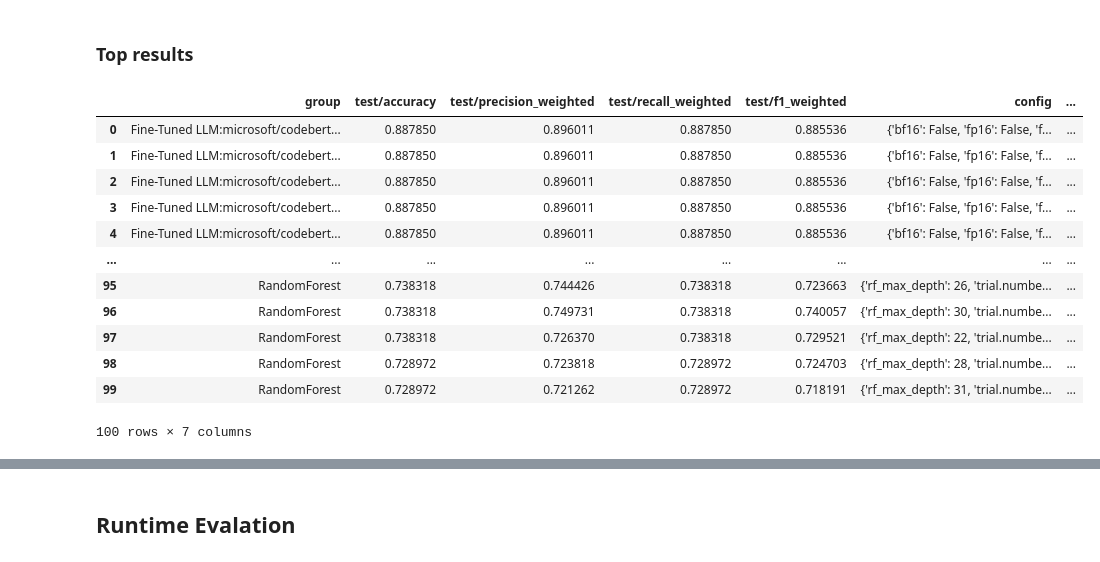
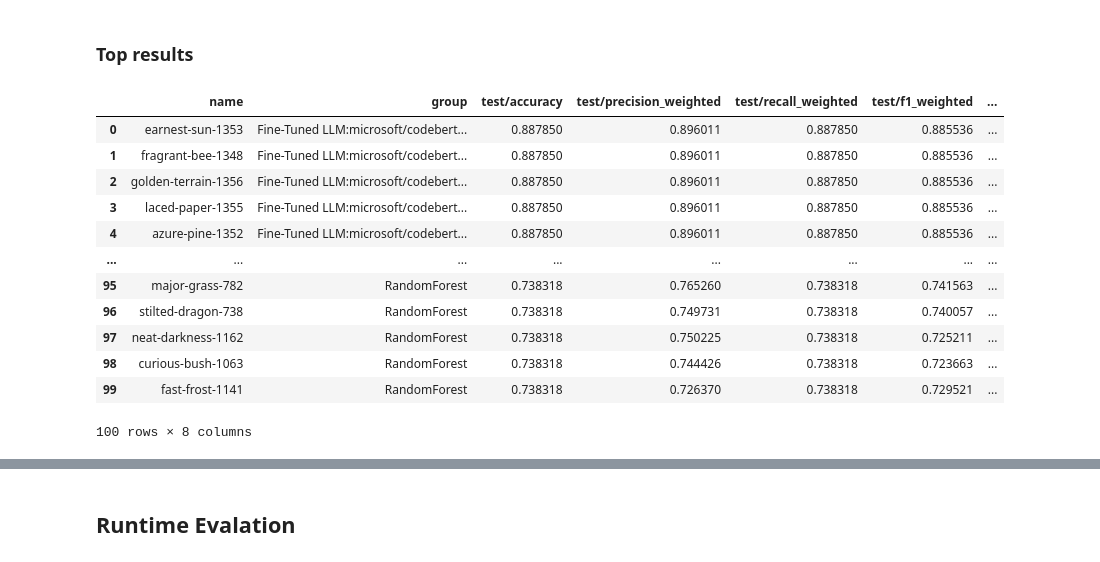
Before and after one commit to m-messer/Grading-Documentation-with-Machine-Learning, a Jupyter notebook: results.ipynb, the cells around one changed output, grey strips where cells are left out. Saved outputs shown, nothing was run; the diff lists cells and outputs as text; code cells hidden in the pictures.

Commit message:
PHD-565 Added more results for paper

```diff
--- a/results.ipynb
+++ b/results.ipynb
@@ -166,19 +164,19 @@ metrics.get_figure().savefig('plots/metric_results.pdf', bbox_inches='tight')
 # %% [markdown]
 ### Top results
 # %%
-top_df = df.sort_values(['test/accuracy'], ascending=False).head(100).reset_index()[['group', 'test/accuracy', 'test/precision_weighted', 'test/recall_weighted', 'test/f1_weighted', 'config', 'tag']]
+top_df = df.sort_values(['test/accuracy'], ascending=False).head(100).reset_index()[['name','group', 'test/accuracy', 'test/precision_weighted', 'test/recall_weighted', 'test/f1_weighted', 'config', 'tag']]
 top_df
 # %% [output]
-|  | group | test/accuracy | test/precision_weighted | test/recall_weighted | test/f1_weighted | config | ... |
-| 0 | Fine-Tuned LLM:microsoft/codebert... | 0.887850 | 0.896011 | 0.887850 | 0.885536 | {'bf16': False, 'fp16': False, 'f... | ... |
-| 1 | Fine-Tuned LLM:microsoft/codebert... | 0.887850 | 0.896011 | 0.887850 | 0.885536 | {'bf16': False, 'fp16': False, 'f... | ... |
-| 2 | Fine-Tuned LLM:microsoft/codebert... | 0.887850 | 0.896011 | 0.887850 | 0.885536 | {'bf16': False, 'fp16': False, 'f... | ... |
-| 3 | Fine-Tuned LLM:microsoft/codebert... | 0.887850 | 0.896011 | 0.887850 | 0.885536 | {'bf16': False, 'fp16': False, 'f... | ... |
-| 4 | Fine-Tuned LLM:microsoft/codebert... | 0.887850 | 0.896011 | 0.887850 | 0.885536 | {'bf16': False, 'fp16': False, 'f... | ... |
+|  | name | group | test/accuracy | test/precision_weighted | test/recall_weighted | test/f1_weighted | ... |
+| 0 | earnest-sun-1353 | Fine-Tuned LLM:microsoft/codebert... | 0.887850 | 0.896011 | 0.887850 | 0.885536 | ... |
+| 1 | fragrant-bee-1348 | Fine-Tuned LLM:microsoft/codebert... | 0.887850 | 0.896011 | 0.887850 | 0.885536 | ... |
+| 2 | golden-terrain-1356 | Fine-Tuned LLM:microsoft/codebert... | 0.887850 | 0.896011 | 0.887850 | 0.885536 | ... |
+| 3 | laced-paper-1355 | Fine-Tuned LLM:microsoft/codebert... | 0.887850 | 0.896011 | 0.887850 | 0.885536 | ... |
+| 4 | azure-pine-1352 | Fine-Tuned LLM:microsoft/codebert... | 0.887850 | 0.896011 | 0.887850 | 0.885536 | ... |
 | ... | ... | ... | ... | ... | ... | ... | ... |
-| 95 | RandomForest | 0.738318 | 0.744426 | 0.738318 | 0.723663 | {'rf_max_depth': 26, 'trial.numbe... | ... |
-| 96 | RandomForest | 0.738318 | 0.749731 | 0.738318 | 0.740057 | {'rf_max_depth': 30, 'trial.numbe... | ... |
-| 97 | RandomForest | 0.738318 | 0.726370 | 0.738318 | 0.729521 | {'rf_max_depth': 22, 'trial.numbe... | ... |
-| 98 | RandomForest | 0.728972 | 0.723818 | 0.728972 | 0.724703 | {'rf_max_depth': 28, 'trial.numbe... | ... |
-| 99 | RandomForest | 0.728972 | 0.721262 | 0.728972 | 0.718191 | {'rf_max_depth': 31, 'trial.numbe... | ... |
+| 95 | major-grass-782 | RandomForest | 0.738318 | 0.765260 | 0.738318 | 0.741563 | ... |
+| 96 | stilted-dragon-738 | RandomForest | 0.738318 | 0.749731 | 0.738318 | 0.740057 | ... |
+| 97 | neat-darkness-1162 | RandomForest | 0.738318 | 0.750225 | 0.738318 | 0.725211 | ... |
+| 98 | curious-bush-1063 | RandomForest | 0.738318 | 0.744426 | 0.738318 | 0.723663 | ... |
+| 99 | fast-frost-1141 | RandomForest | 0.738318 | 0.726370 | 0.738318 | 0.729521 | ... |
-100 rows × 7 columns
+100 rows × 8 columns
```
Also changed, not shown: parts of 16 cells of this notebook, 9 other files.
